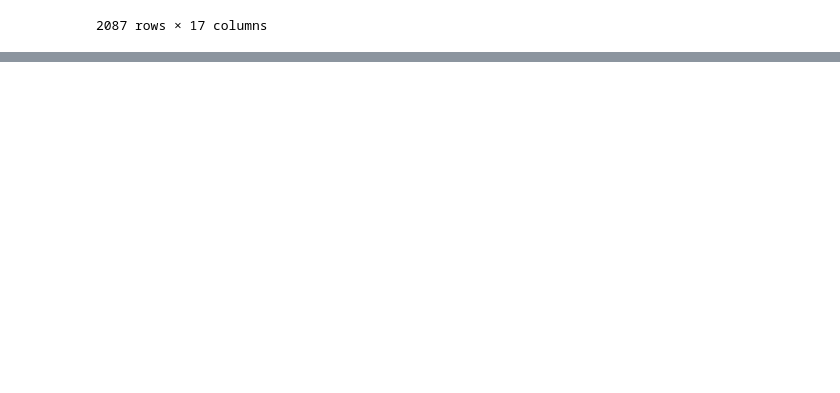
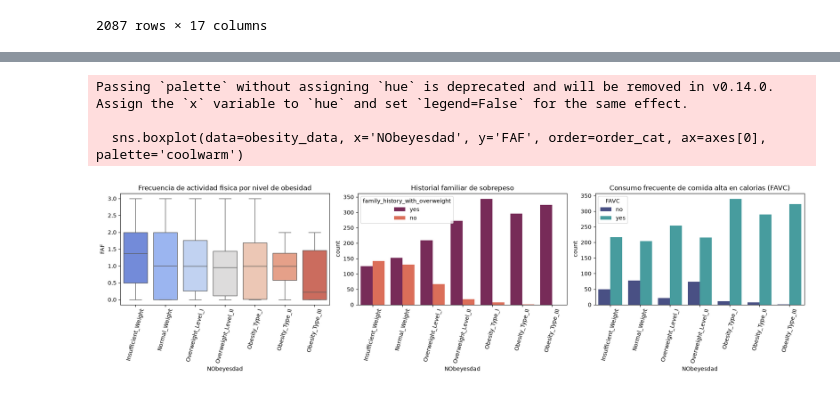
Before and after one commit to Neil821110/PhytonIA, a Jupyter notebook: Unidad 5/Actividad5.ipynb, the cells around one changed output, grey strips where cells are left out. Drawn from its saved outputs; the diff is of its cells as text; code cells hidden in the pictures; blank space fills up the shorter version.

```diff
--- a/Unidad 5/Actividad5.ipynb
+++ b/Unidad 5/Actividad5.ipynb
@@ -143,0 +161,3 @@ obesity_data
+# %%
+obesity_data['IMC'] = (obesity_data['Weight'] / (obesity_data['Height'] ** 2)).round(2)
+obesity_data.groupby('NObeyesdad')['IMC'].agg(['min', 'max', 'mean']).sort_values('mean')
@@ -200,0 +215,28 @@ plt.show()
+# %%
+fig, axes = plt.subplots(1, 3, figsize=(18,5))
+
+order_cat = ['Insufficient_Weight','Normal_Weight','Overweight_Level_I',
+             'Overweight_Level_II','Obesity_Type_I','Obesity_Type_II','Obesity_Type_III']
+
+sns.boxplot(data=obesity_data, x='NObeyesdad', y='FAF', order=order_cat, ax=axes[0], palette='coolwarm')
+axes[0].set_title('Frecuencia de actividad fisica por nivel de obesidad')
+axes[0].tick_params(axis='x', rotation=75)
+
+sns.countplot(data=obesity_data, x='NObeyesdad', hue='family_history_with_overweight',
+              order=order_cat, ax=axes[1], palette='rocket')
+axes[1].set_title('Historial familiar de sobrepeso')
+axes[1].tick_params(axis='x', rotation=75)
+
+sns.countplot(data=obesity_data, x='NObeyesdad', hue='FAVC',
+              order=order_cat, ax=axes[2], palette='mako')
+axes[2].set_title('Consumo frecuente de comida alta en calorias (FAVC)')
+axes[2].tick_params(axis='x', rotation=75)
+
+plt.tight_layout()
+plt.savefig('03_habitos_por_clase.png')
+plt.show()
+# %% [output]
+Passing `palette` without assigning `hue` is deprecated and will be removed in v0.14.0. Assign the `x` variable to `hue` and set `legend=False` for the same effect.
+
+  sns.boxplot(data=obesity_data, x='NObeyesdad', y='FAF', order=order_cat, ax=axes[0], palette='coolwarm')
+[figure, added]
```
Also changed, not shown: parts of 10 cells of this notebook.
